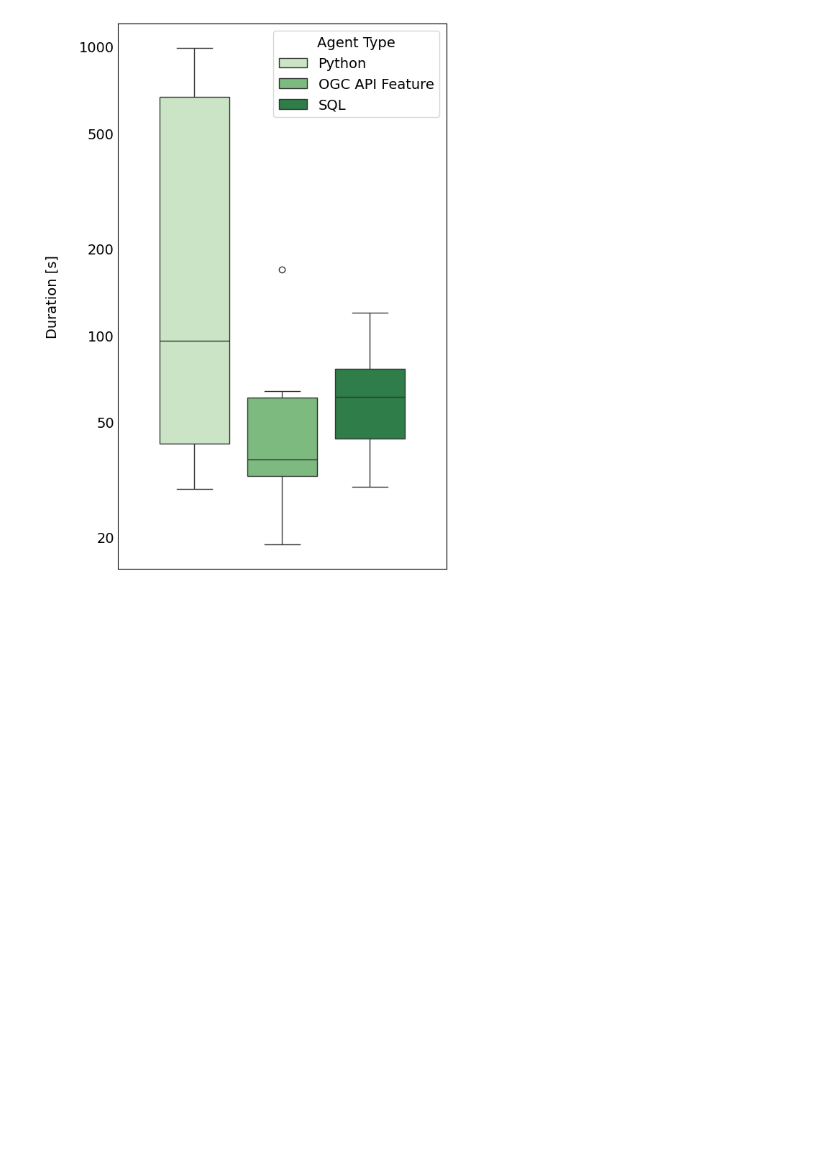
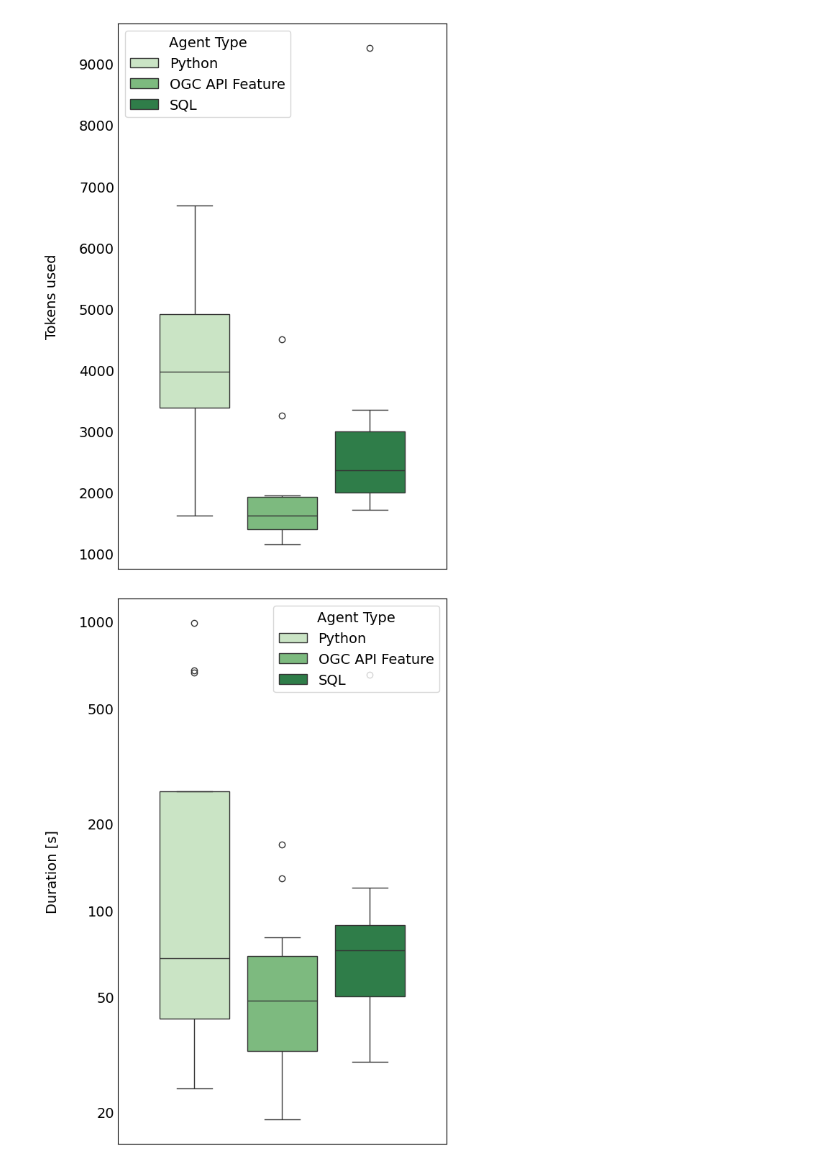
Before and after one commit to oskarhlm/masters-thesis, a Jupyter notebook: src/benchmarking/benchmarking.ipynb, the cells around one changed output. Drawn from its saved outputs; the diff is of its cells as text; code cells hidden in the pictures; blank space fills up the shorter version.

```diff
--- a/src/benchmarking/benchmarking.ipynb
+++ b/src/benchmarking/benchmarking.ipynb
@@ -54,3 +54,23 @@ plt.show()
+# %%
+plt.rcParams.update({'font.size': 14})
+
+fig, ax = plt.subplots(figsize=(6, 8))
+
+sns.boxplot(hue="Agent Type", y="Tokens",
+            data=tests_df, palette="Greens", ax=ax, gap=.2)
+
+padding = 20
+ax.set_ylabel('Tokens used', labelpad=padding)
+
+legend_labels = ["Python", "OGC API Feature", "SQL"]
+handles, _ = ax.get_legend_handles_labels()
+plt.legend(
+    handles=handles, labels=legend_labels, title="Agent Type", loc="upper left")
+plt.tight_layout()
+plt.savefig(figs_path / 'tokens_box_plot.png')
+plt.show()
+# %% [output]
+[figure, added]
 # %%
 import seaborn as sns
 import matplotlib.pyplot as plt
@@ -85,7 +105,7 @@ plt.tight_layout()
 plt.savefig(figs_path / 'duration_box_plot.png')
 plt.show()
 # %% [output]
-[figure, old version]
+[figure, new version]
 # %%
 import numpy as np
 import matplotlib.pyplot as plt
```
Also changed, not shown: parts of 5 cells of this notebook, 45 other files.
